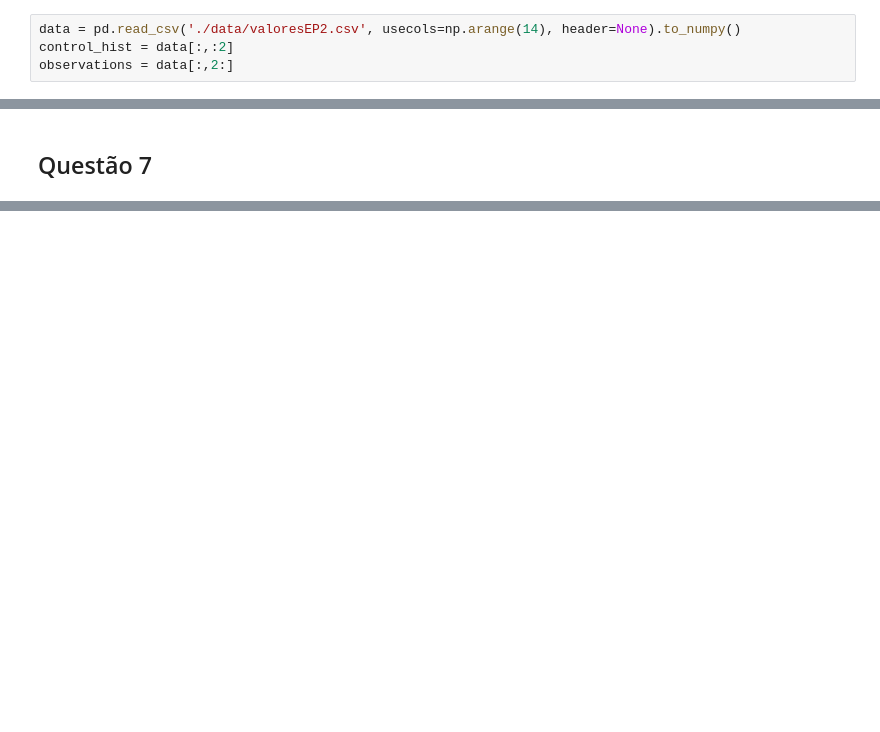
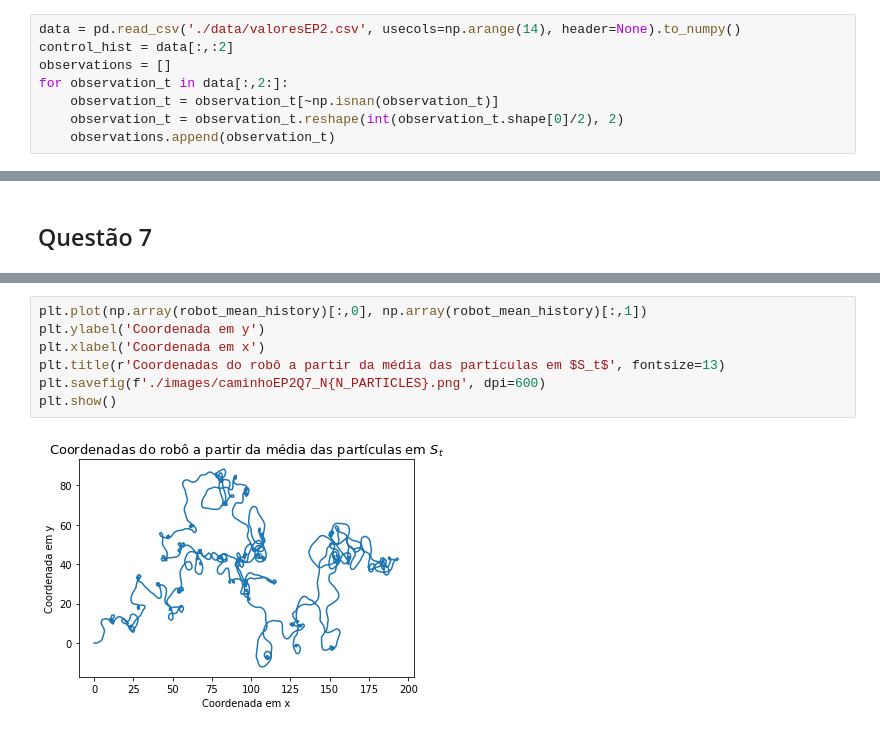
Before and after one commit to LucasHattoriCosta/PMR3502, a Jupyter notebook: ep2.ipynb, the cells around one changed output, grey strips where cells are left out. Cells and saved outputs as stored; diff of their text form; blank space fills up the shorter version.

```diff
--- a/ep2.ipynb
+++ b/ep2.ipynb
@@ -343,7 +271,11 @@ import pandas as pd
 # %%
 data = pd.read_csv('./data/valoresEP2.csv', usecols=np.arange(14), header=None).to_numpy()
 control_hist = data[:,:2]
-observations = data[:,2:]
+observations = []
+for observation_t in data[:,2:]:
+    observation_t = observation_t[~np.isnan(observation_t)]
+    observation_t = observation_t.reshape(int(observation_t.shape[0]/2), 2)
+    observations.append(observation_t)
 # %%
 def F(X_prev: np.array, u_prev: np.array, dt=1) -> np.array:
     '''
@@ -406,0 +374,9 @@ def R(x_prev, u):
+# %%
+plt.plot(np.array(robot_mean_history)[:,0], np.array(robot_mean_history)[:,1])
+plt.ylabel('Coordenada em y')
+plt.xlabel('Coordenada em x')
+plt.title(r'Coordenadas do robô a partir da média das partículas em $S_t$', fontsize=13)
+plt.savefig(f'./images/caminhoEP2Q7_N{N_PARTICLES}.png', dpi=600)
+plt.show()
+# %% [output]
+[figure, added]
```
Also changed, not shown: parts of 20 cells of this notebook, 10 other files.
